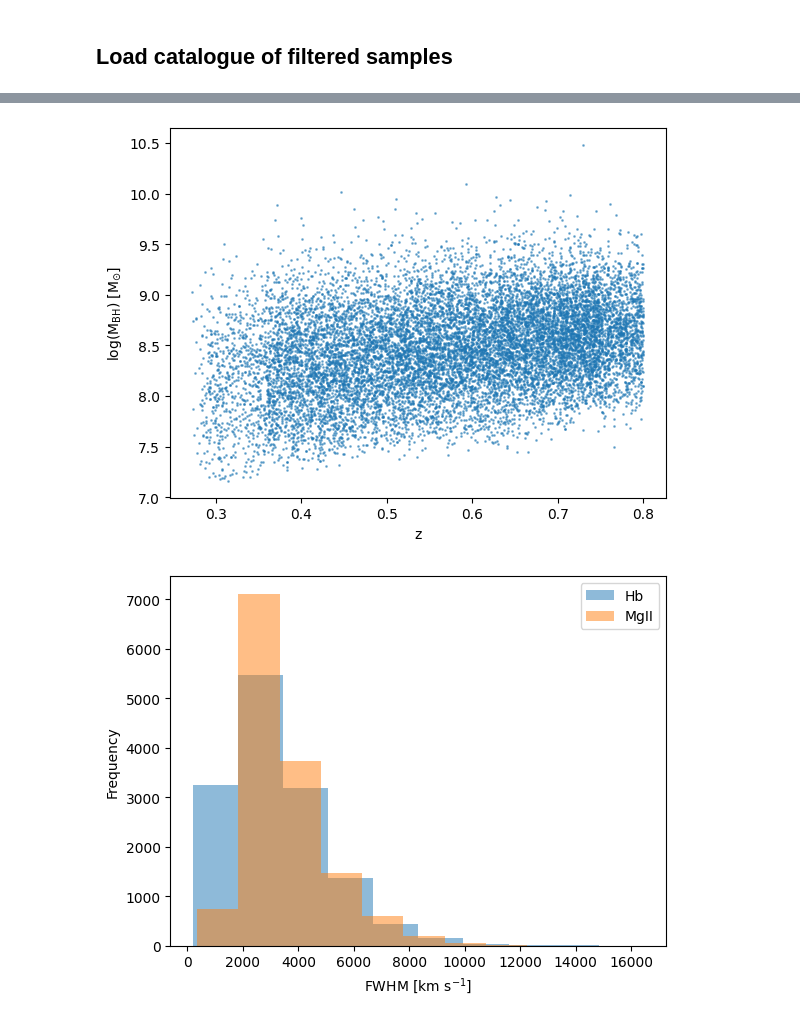
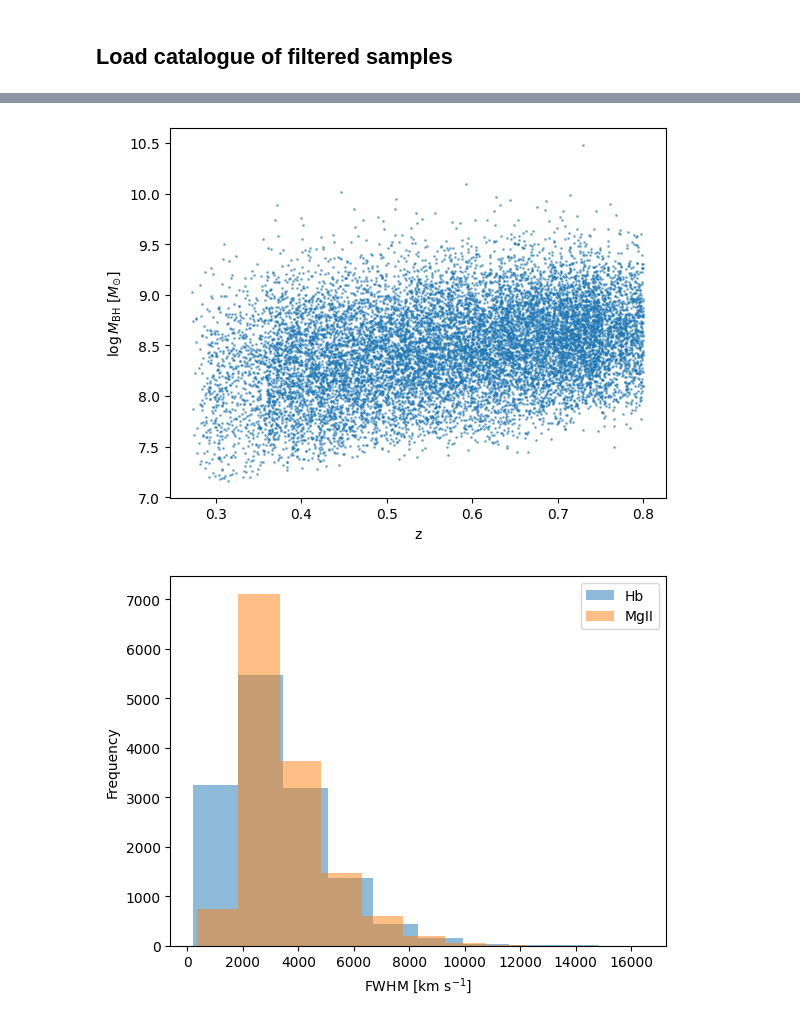
Before and after one commit to yongsukyee/uncertain_blackholemass, a Jupyter notebook: notebooks/inspect_data.ipynb, the cells around one changed output, grey strips where cells are left out. Drawn from its saved outputs; the diff is of its cells as text; code cells hidden in the pictures.

```diff
--- a/notebooks/inspect_data.ipynb
+++ b/notebooks/inspect_data.ipynb
@@ -37,11 +31,11 @@ plt.show()
 # %%
 fig, ax = plt.subplots()
 ax.scatter(df['Z_FIT'], df['LOGMBH'], s=1, alpha=0.5)
 ax.set_xlabel('z')
-ax.set_ylabel(r'log(M$_{\mathrm{BH}}$) [M$_{\odot}$]')
+ax.set_ylabel(r'$\log M_{\mathrm{BH}}\ [M_{\odot}]$')
 plt.show()
 # %% [output]
-[figure, old version]
+[figure, new version]
 # %%
 fig, ax = plt.subplots()
 df['HBETA_FWHM'].plot.hist(alpha=0.5, label='Hb')
```
Also changed, not shown: parts of 7 cells of this notebook.
